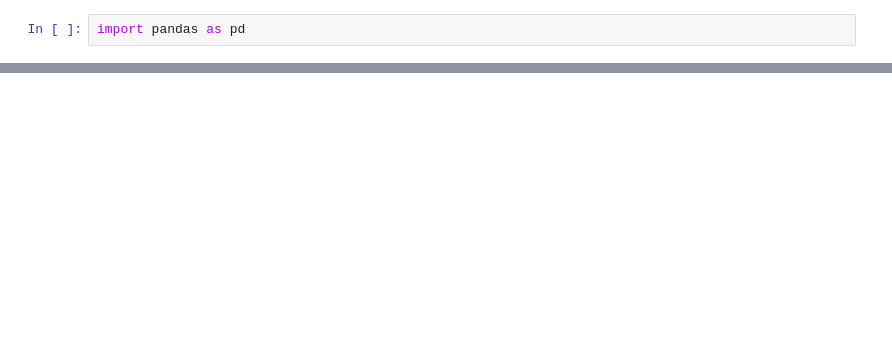
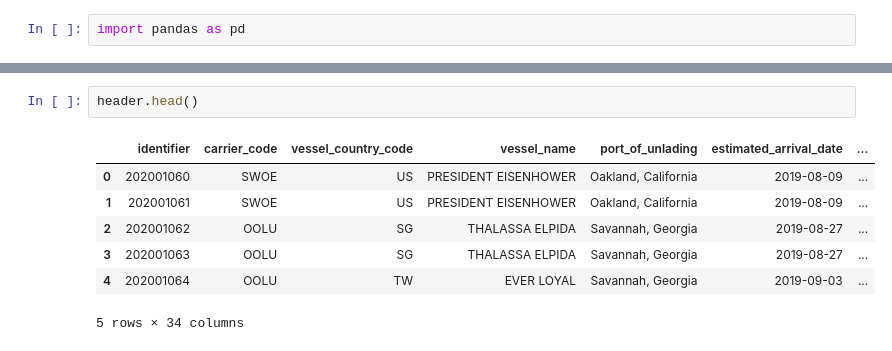
Before and after one commit to jackyho112/area-deprivation-data-pipelines, a Jupyter notebook: notebook/exploration.ipynb, the cells around one changed output, grey strips where cells are left out. Drawn from its saved outputs; the diff is of its cells as text; blank space fills up the shorter version.

```diff
--- a/notebook/exploration.ipynb
+++ b/notebook/exploration.ipynb
@@ -26,0 +69,10 @@ Index(['identifier', 'carrier_code', 'vessel_country_code', 'vessel_name',
+# %%
+header.head()
+# %% [output]
+|  | identifier | carrier_code | vessel_country_code | vessel_name | port_of_unlading | estimated_arrival_date | ... |
+| 0 | 202001060 | SWOE | US | PRESIDENT EISENHOWER | Oakland, California | 2019-08-09 | ... |
+| 1 | 202001061 | SWOE | US | PRESIDENT EISENHOWER | Oakland, California | 2019-08-09 | ... |
+| 2 | 202001062 | OOLU | SG | THALASSA ELPIDA | Savannah, Georgia | 2019-08-27 | ... |
+| 3 | 202001063 | OOLU | SG | THALASSA ELPIDA | Savannah, Georgia | 2019-08-27 | ... |
+| 4 | 202001064 | OOLU | TW | EVER LOYAL | Savannah, Georgia | 2019-09-03 | ... |
+5 rows × 34 columns
```
Also changed, not shown: parts of 14 cells of this notebook, 1 other file.
